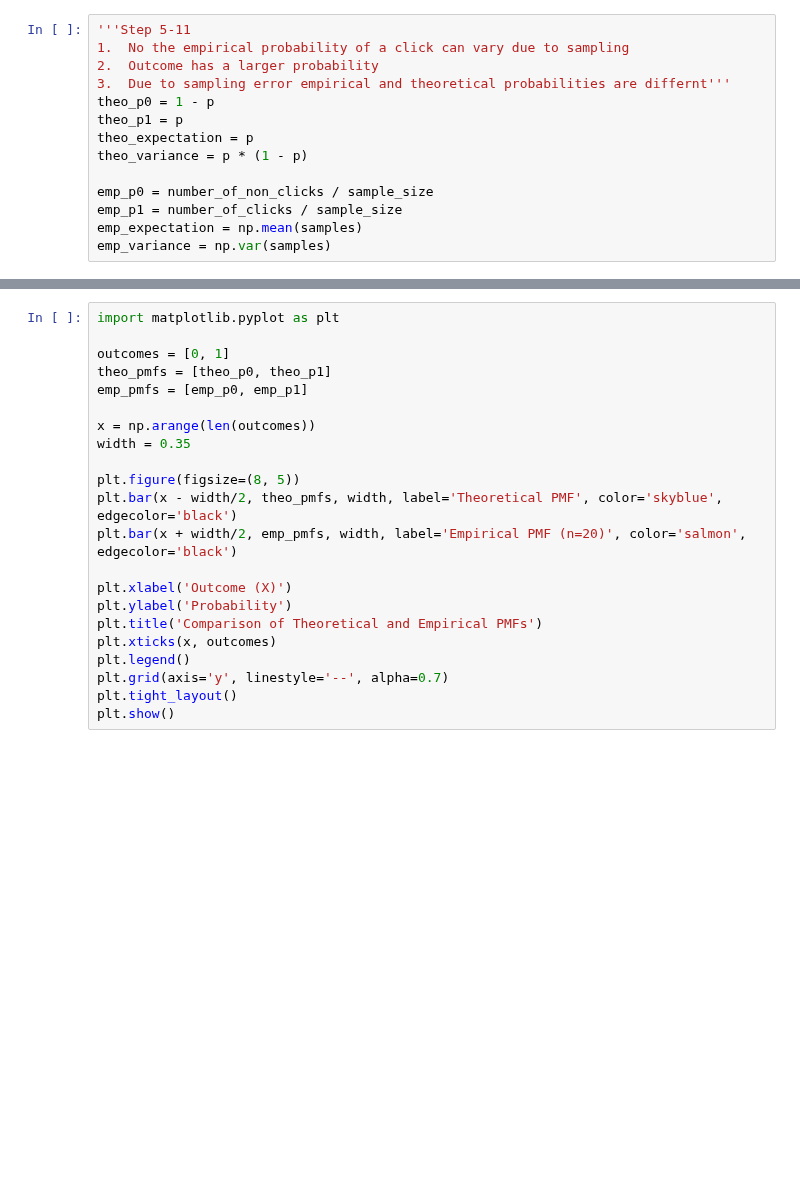
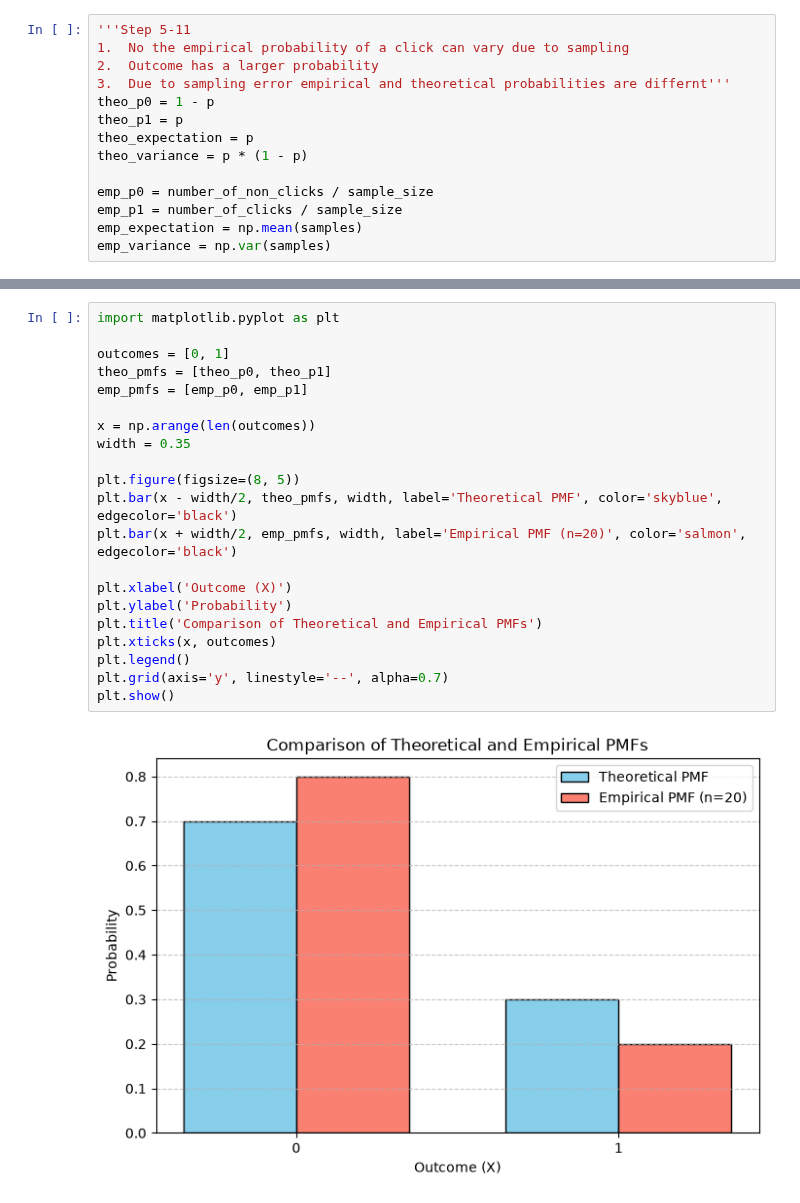
Before and after one commit to Shubhakar01/AppliedProbabilityStatistics, a Jupyter notebook: RandomVariable.ipynb, the cells around one changed output, grey strips where cells are left out. Cells and saved outputs as stored; diff of their text form; blank space fills up the shorter version.

```diff
--- a/RandomVariable.ipynb
+++ b/RandomVariable.ipynb
@@ -83,22 +105,23 @@ print(df_convergence.to_string(index=False))
 # %%
 import matplotlib.pyplot as plt
 
 outcomes = [0, 1]
 theo_pmfs = [theo_p0, theo_p1]
 emp_pmfs = [emp_p0, emp_p1]
 
 x = np.arange(len(outcomes))
 width = 0.35
 
 plt.figure(figsize=(8, 5))
 plt.bar(x - width/2, theo_pmfs, width, label='Theoretical PMF', color='skyblue', edgecolor='black')
 plt.bar(x + width/2, emp_pmfs, width, label='Empirical PMF (n=20)', color='salmon', edgecolor='black')
 
 plt.xlabel('Outcome (X)')
 plt.ylabel('Probability')
 plt.title('Comparison of Theoretical and Empirical PMFs')
 plt.xticks(x, outcomes)
 plt.legend()
 plt.grid(axis='y', linestyle='--', alpha=0.7)
-plt.tight_layout()
 plt.show()
+# %% [output]
+[figure, added]
```
Also changed, not shown: parts of 4 cells of this notebook, 6 other files.
